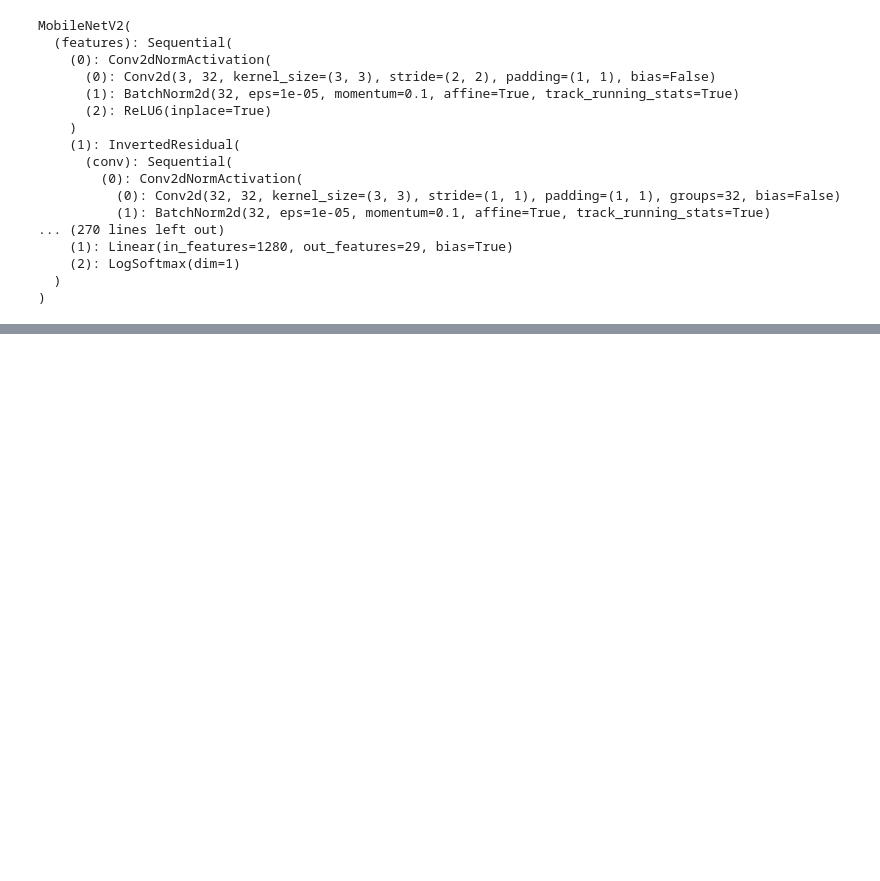
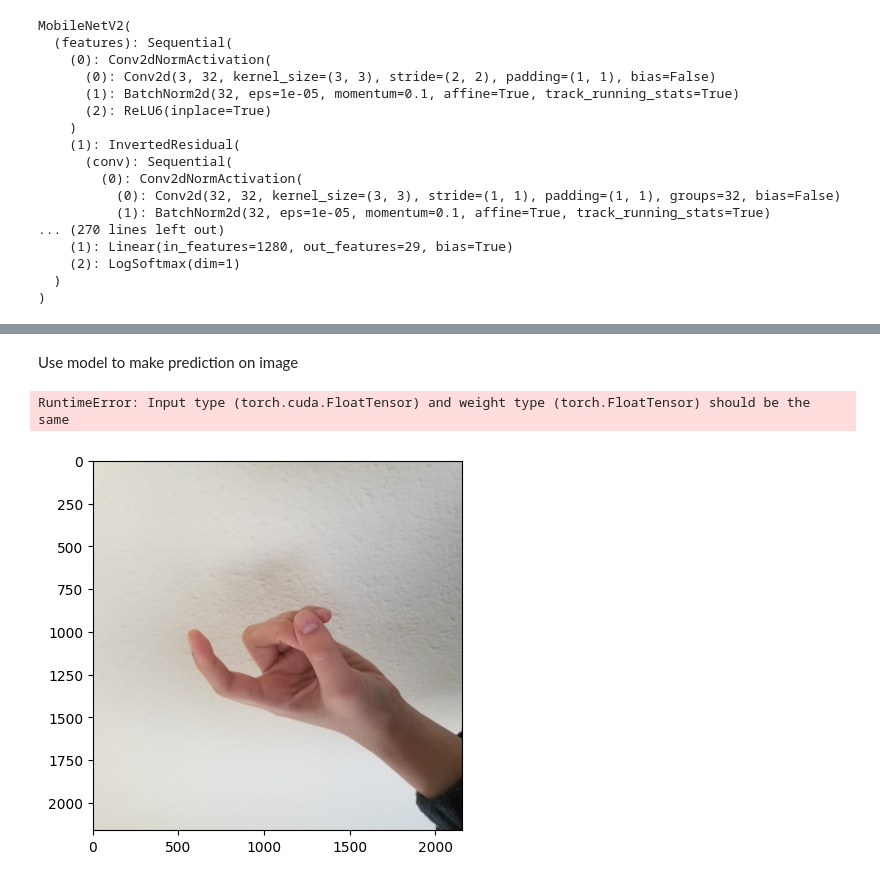
Before and after one commit to lizjwh/groupIAI_5take2, a Jupyter notebook: Testing.ipynb, the cells around one changed output, grey strips where cells are left out. Drawn from its saved outputs; the diff is of its cells as text; code cells hidden in the pictures; blank space fills up the shorter version.

```diff
--- a/Testing.ipynb
+++ b/Testing.ipynb
@@ -136,0 +139,31 @@ IndexError: index 42 is out of bounds for dimension 0 with size 1
+# %% [markdown]
+Use model to make prediction on image
+# %%
+#select random image from 0-199
+index = np.random.randint(0,49)
+test_img = images[index]
+t = transforms.ToPILImage()
+plt.imshow(t(test_img))
+
+#normalize image as in the training data
+t_n=transforms.Normalize([0.485, 0.456, 0.406],[0.229, 0.224, 0.225])
+test_img=t_n(test_img).unsqueeze(0).cuda()
+
+#classify image using our model
+res = torch.exp(model(test_img))
+
+#invert class_to_idx keys to values and viceversa.
+classes=train_data.class_to_idx
+classes = {value:key for key, value in classes.items()}
+
+print(f"image number {index}")
+print("---------------------")
+
+#print real class
+print("label:",classes[labels_t[index].item()])
+
+#print predicted class
+print("prediction:", classes[res.argmax().item()])
+# %% [output]
+RuntimeError: Input type (torch.cuda.FloatTensor) and weight type (torch.FloatTensor) should be the same
+[figure, added]
```
Also changed, not shown: parts of 5 cells of this notebook.
